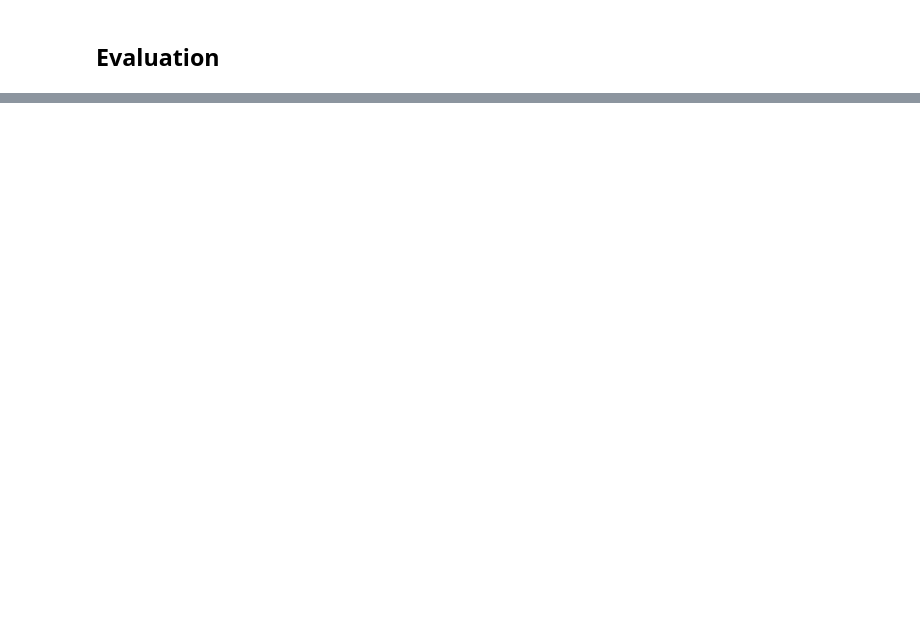
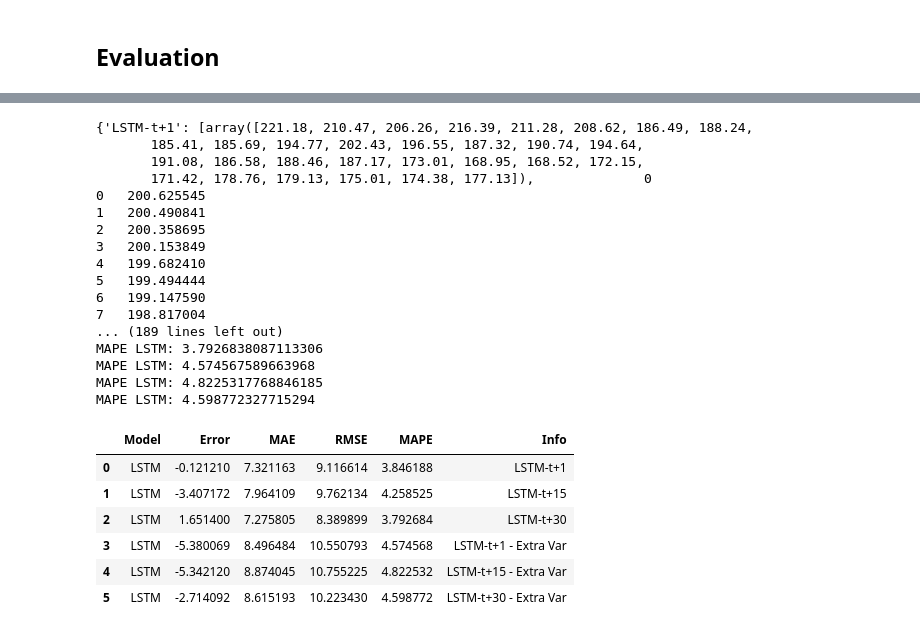
Before and after one commit to y4m4rx/appliedDataScienceProject, a Jupyter notebook: sezi/Combine.ipynb, the cells around one changed output, grey strips where cells are left out. Saved outputs shown, nothing was run; the diff lists cells and outputs as text; code cells hidden in the pictures; blank space fills up the shorter version.

```diff
--- a/sezi/Combine.ipynb
+++ b/sezi/Combine.ipynb
@@ -999,12 +982,12 @@ def evaluation(test,prediction_of_y,model,info=np.nan):
     # Forcast Error
     # e = y - ^y (to given time)
 
-    if (model=="FB_Prophet" or model=="Sarima" or model == "Arima"):
+    if (model=="LSTM"):
+        error = test-prediction_of_y
+        error = error.mean()[0]
+    else:
         error = test-prediction_of_y
         error = error.mean()
-    else:
-        error = test-prediction_of_y
-        error = error.mean()[0]
 
     # Scale dependen Errors
     # Mean absolute Error (i think it is the above one...) MAE = mean(|error|)
@@ -1030,11 +1013,3 @@ def evaluation(test,prediction_of_y,model,info=np.nan):
     # Need to find a way to calculate the MASE
     # Scaled errors
     # MASE copied from : https://github.com/CamDavidsonPilon/Python-Numerics/blob/master/TimeSeries/MASE.py
-
-def LSTM_Evaluation(data, sequence = 60,pred_time = 3,horizon = 30,features = [],layer = 50,epo = 50,batch=67,
-                    optimizer_lstm ="adam",loss_lstm = 'mean_squared_error',info=np.nan):
-
-    actual, prediction = lstm(data.copy(),sequence,pred_time,horizon,features,layer,epo,batch,optimizer_lstm,loss_lstm)
-    data = evaluation(pd.DataFrame(actual)[:-pred_time],prediction[:-pred_time],"LSTM",info)
-
-    return data
@@ -1093 +1016,34 @@ MAPE LSTM: 28.7097817049635
+# %%
+evaluations = pd.DataFrame()
+print(model_result)
+
+for info in model_result:
+    evaluations = evaluations.append(evaluation(model_result[info][0],model_result[info][1],model=info.split('-')[0],info=info),ignore_index = True)
+
+display(evaluations)
+# %% [output]
+{'LSTM-t+1': [array([221.18, 210.47, 206.26, 216.39, 211.28, 208.62, 186.49, 188.24,
+       185.41, 185.69, 194.77, 202.43, 196.55, 187.32, 190.74, 194.64,
+       191.08, 186.58, 188.46, 187.17, 173.01, 168.95, 168.52, 172.15,
+       171.42, 178.76, 179.13, 175.01, 174.38, 177.13]),              0
+0   200.625545
+1   200.490841
+2   200.358695
+3   200.153849
+4   199.682410
+5   199.494444
+6   199.147590
+7   198.817004
+... (189 lines left out)
+MAPE LSTM: 3.7926838087113306
+MAPE LSTM: 4.574567589663968
+MAPE LSTM: 4.8225317768846185
+MAPE LSTM: 4.598772327715294
+|  | Model | Error | MAE | RMSE | MAPE | Info |
+| 0 | LSTM | -0.121210 | 7.321163 | 9.116614 | 3.846188 | LSTM-t+1 |
+| 1 | LSTM | -3.407172 | 7.964109 | 9.762134 | 4.258525 | LSTM-t+15 |
+| 2 | LSTM | 1.651400 | 7.275805 | 8.389899 | 3.792684 | LSTM-t+30 |
+| 3 | LSTM | -5.380069 | 8.496484 | 10.550793 | 4.574568 | LSTM-t+1 - Extra Var |
+| 4 | LSTM | -5.342120 | 8.874045 | 10.755225 | 4.822532 | LSTM-t+15 - Extra Var |
+| 5 | LSTM | -2.714092 | 8.615193 | 10.223430 | 4.598772 | LSTM-t+30 - Extra Var |
 # %%
```
Also changed, not shown: parts of 25 cells of this notebook.
